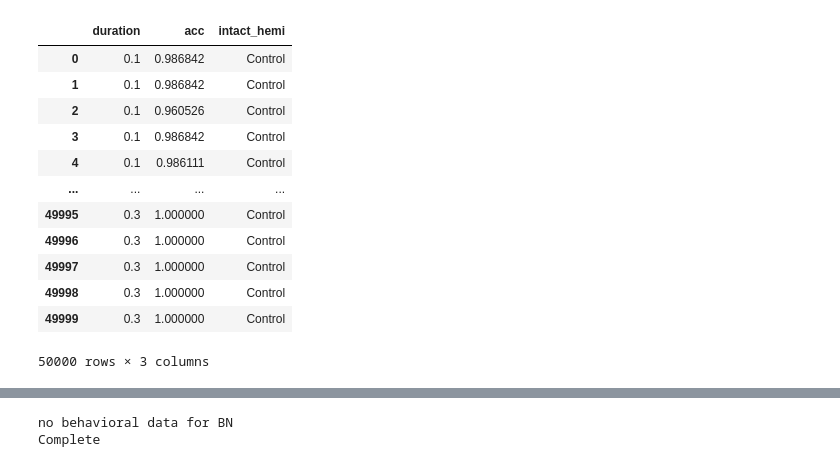
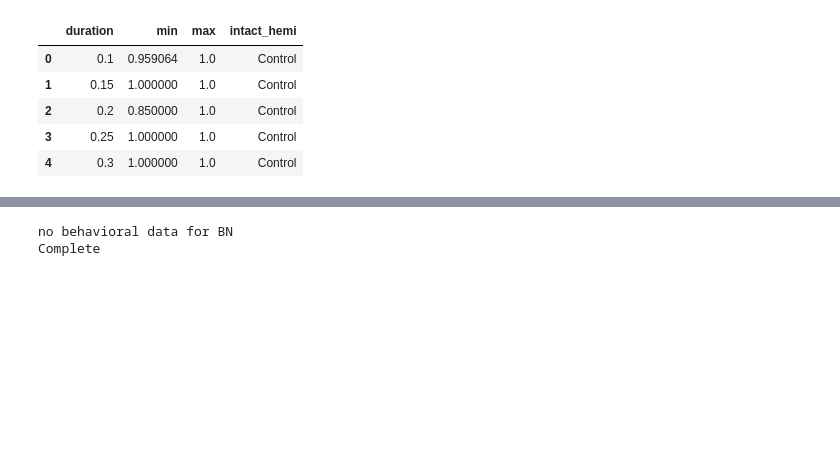
Before and after one commit to vayzenb/hemispace, a Jupyter notebook: behavior/object_analysis.ipynb, the cells around one changed output, grey strips where cells are left out. Drawn from its saved outputs; the diff is of its cells as text; code cells hidden in the pictures; blank space fills up the shorter version.

```diff
--- a/behavior/object_analysis.ipynb
+++ b/behavior/object_analysis.ipynb
@@ -153,19 +153,12 @@ for coln, col in enumerate(boot_data.columns):
 
 
 control_cis['intact_hemi'] = "Control"
-# %%
-resamples
-# %% [output]
-|  | duration | acc | intact_hemi |
-| 0 | 0.1 | 0.986842 | Control |
-| 1 | 0.1 | 0.986842 | Control |
-| 2 | 0.1 | 0.960526 | Control |
-| 3 | 0.1 | 0.986842 | Control |
-| 4 | 0.1 | 0.986111 | Control |
-| ... | ... | ... | ... |
-| 49995 | 0.3 | 1.000000 | Control |
-| 49996 | 0.3 | 1.000000 | Control |
-| 49997 | 0.3 | 1.000000 | Control |
-| 49998 | 0.3 | 1.000000 | Control |
-| 49999 | 0.3 | 1.000000 | Control |
-50000 rows × 3 columns
+# %%
+control_cis
+# %% [output]
+|  | duration | min | max | intact_hemi |
+| 0 | 0.1 | 0.959064 | 1.0 | Control |
+| 1 | 0.15 | 1.000000 | 1.0 | Control |
+| 2 | 0.2 | 0.850000 | 1.0 | Control |
+| 3 | 0.25 | 1.000000 | 1.0 | Control |
+| 4 | 0.3 | 1.000000 | 1.0 | Control |
```
Also changed, not shown: parts of 2 cells of this notebook.
